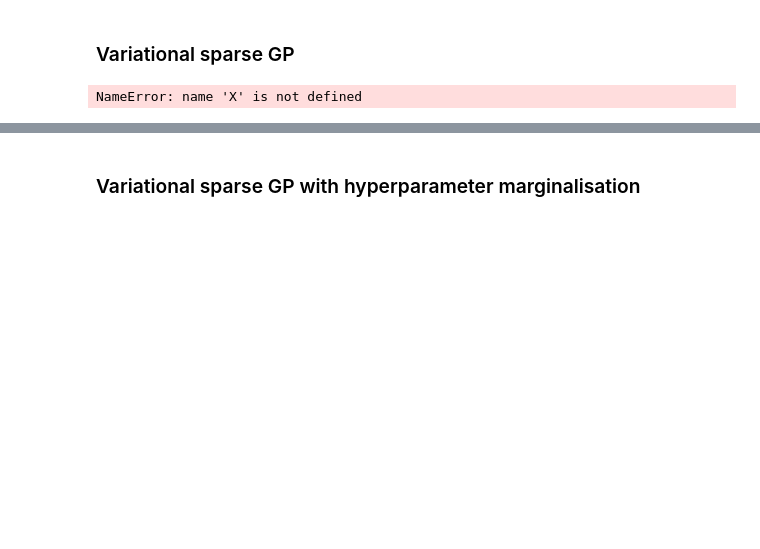
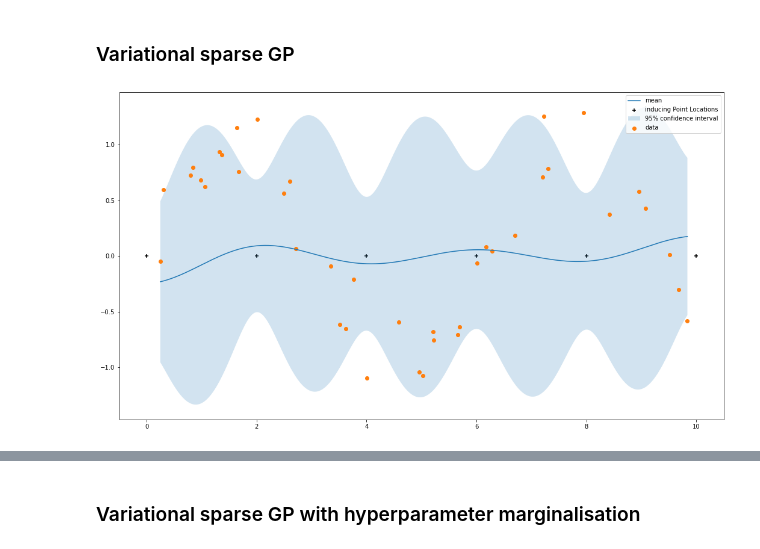
Before and after one commit to wunsworth/AirPollutionSensor, a Jupyter notebook: Notebooks/DS Variational model.ipynb, the cells around one changed output, grey strips where cells are left out. Drawn from its saved outputs; the diff is of its cells as text; code cells hidden in the pictures; blank space fills up the shorter version.

```diff
--- a/Notebooks/DS Variational model.ipynb
+++ b/Notebooks/DS Variational model.ipynb
@@ -158,7 +159,7 @@ class SparseGPReg(GPBase):
     def __init__(self, X, Y, Z, kernel, gaussian_noise = 0.0):
         super().__init__(X, Y, kernel, gaussian_noise)
         if type(Z) == int:
-            self.place_inducing(Z)
+            self.Z = self.place_inducing(Z)
         else:
             self.Z = tf.Variable(Z, dtype = default_float())
 
@@ -166,15 +167,15 @@ class SparseGPReg(GPBase):
         # We want to randomly initialise mu and scale for q(u)
         # scale is a lower triangular matrix ensures the cov is positive semi-definite;
         # we then get the full cov by scale @ scale.T
-        self.mu = np.random.normal(0, 0.2, size = (len(Z), 1))
-        self.scale = np.random.normal(0, 0.08, size = (len(Z), len(Z)))
+        self.mu = np.random.normal(0, 0.2, size = (self.num_inducing, 1))
+        self.scale = np.random.normal(0, 0.08, size = (self.num_inducing, self.num_inducing))
         self.scale = np.tril(self.scale)
 
         self.mu = tf.Variable(self.mu, dtype = default_float())
         self.scale = tf.Variable(self.scale, dtype = default_float())
         self.likelihood_var = 0.01
 
-    def fit(self, batch_size, epochs, lr, fit_Z = False):
+    def fit(self, batch_size, epochs, lr, fit_variational = True, fit_Z = False, fit_params = False):
         """
         Optimizes the variational mean and scale parameters, and the inducing points (optionally).
 
@@ -189,8 +190,11 @@ class SparseGPReg(GPBase):
         Returns:
             None
         """
+        assert any([fit_variational, fit_Z, fit_params]), "At least one parameter must be trained."
+
         optimizer = tf.keras.optimizers.Adam(learning_rate=lr, amsgrad=True)
         ratio = self.X.shape[0]/batch_size
+        self.gaussian_noise.assign(0.01)
 
         for epoch in range(epochs):
             batches = self._batchdata(batch_size)
@@ -215,22 +219,33 @@ class SparseGPReg(GPBase):
 
                     p_u_mu = tf.zeros([1, self.num_inducing], dtype = default_float())
                     p_u_cov = self.kernel.K(self.Z, self.Z)
+                    if len(p_u_cov.shape) > 2:
+                        p_u_cov = tf.reduce_mean(p_u_cov, 0)
                     p_u = tfd.MultivariateNormalFullCovariance(p_u_mu, p_u_cov)
 
                     kl_q_u_p_u = tfd.kl_divergence(q_u, p_u)
                     elbo_loss += tf.math.reduce_mean(kl_q_u_p_u)
 
-                to_update = [self.mu, self.scale]
+                # Now choose which parameters to train:
+                to_update = []
+                if fit_variational:
+                    to_update.append(self.mu)
+                    to_update.append(self.scale)
                 if fit_Z:
                     to_update.append(self.Z)
+                if fit_params:
+                    for param in self.kernel.trainable_parameters:
+                        to_update.append(param.unconstrained_variable)
+                    #if epoch > .8 * epochs:
+                    #    to_update.append(self.gaussian_noise)
+
                 gradients = tape.gradient(elbo_loss, to_update)
-                print(gradients)
                 optimizer.apply_gradients(zip(gradients, to_update))
 
             if epoch % 10 == 0:
                 print(f'{epoch}/{epochs}: elbo loss = {elbo_loss}')
 
-    def predict(self, X_star, full_covariance = False):
+    def predict(self, X_star, full_covariance = False, seperate = False):
         """
         The predicted mean and variance of each point in X_star.
 
@@ -243,6 +258,8 @@ class SparseGPReg(GPBase):
             tuple (mu, var) where mu and var are arrays representing the predicted mean and variance respectively
             at each X_star. If full_covariance then var is a covariance matrix on X_star.
         """
+        num_points = X_star.shape[0]
+
         Kxsz = self.kernel.K(X_star, self.Z)
         Kzz = self.kernel.K(self.Z, self.Z)
         InvKzz = tf.linalg.inv(Kzz + self.gaussian_noise * tf.eye(self.num_inducing, dtype = default_float()))
@@ -251,10 +268,15 @@ class SparseGPReg(GPBase):
 
         mu = Kxsz @ InvKzz @ self.mu
         sig = Kxsxs - Kxsz @ InvKzz @ Kzxs + Kxsz @ InvKzz @ get_cov(self.scale) @ InvKzz @ Kzxs
+        if not seperate and len(mu.shape) == 3:
+            mu = tf.math.reduce_mean(mu, 0)
+            sig = tf.math.reduce_mean(sig, 0)
+
         if full_covariance:
             return mu, sig
         else:
             var = tf.linalg.diag_part(sig)
+            var = tf.reshape(var, (-1, num_points, 1))
             return mu, var
 
     def _batchdata(self, batch_size):
@@ -281,7 +303,7 @@ class SparseGPReg(GPBase):
         Z_points = np.array(self.Z).reshape(-1)
         y = np.zeros(self.Z.shape[0])
         plt.figure(figsize = figsize)
-        plt.scatter(Z_points, y, c = 'black', marker = '+', label = 'Inducing Point Locations')
+        plt.scatter(Z_points, y, c = 'black', marker = '+', label = 'inducing Point Locations')
         super().plot()
 
     def place_inducing(self, Z):
@@ -293,13 +315,13 @@ class SparseGPReg(GPBase):
         N, D = self.X.shape
         datapoints = np.array(self.X)
         kmeans = KMeans(n_clusters=Z).fit(datapoints)
-        Z = tf.kmeans.cluster_centers_
-        self.Z = tf.Variable(Z, dtype = default_float())
+        Z = kmeans.cluster_centers_
+        Z = tf.Variable(Z, dtype = default_float())
         return Z
 # %%
-Z = np.arange(0, 10, 2).reshape(-1, 1)
-sgpr = SparseGPReg(X, Y, Z, gpflow.kernels.RBF(1), 0.005)
+Z = np.arange(0, 12, 2).reshape(-1, 1)
+sgpr = SparseGPReg(X, Y, Z, gpflow.kernels.RBF(1), 0.1)
 sgpr.plot(figsize=(18, 10))
 # %% [output]
-NameError: name 'X' is not defined
+[figure, added]
 # %%
```
Also changed, not shown: parts of 9 cells of this notebook, 2 other files.
